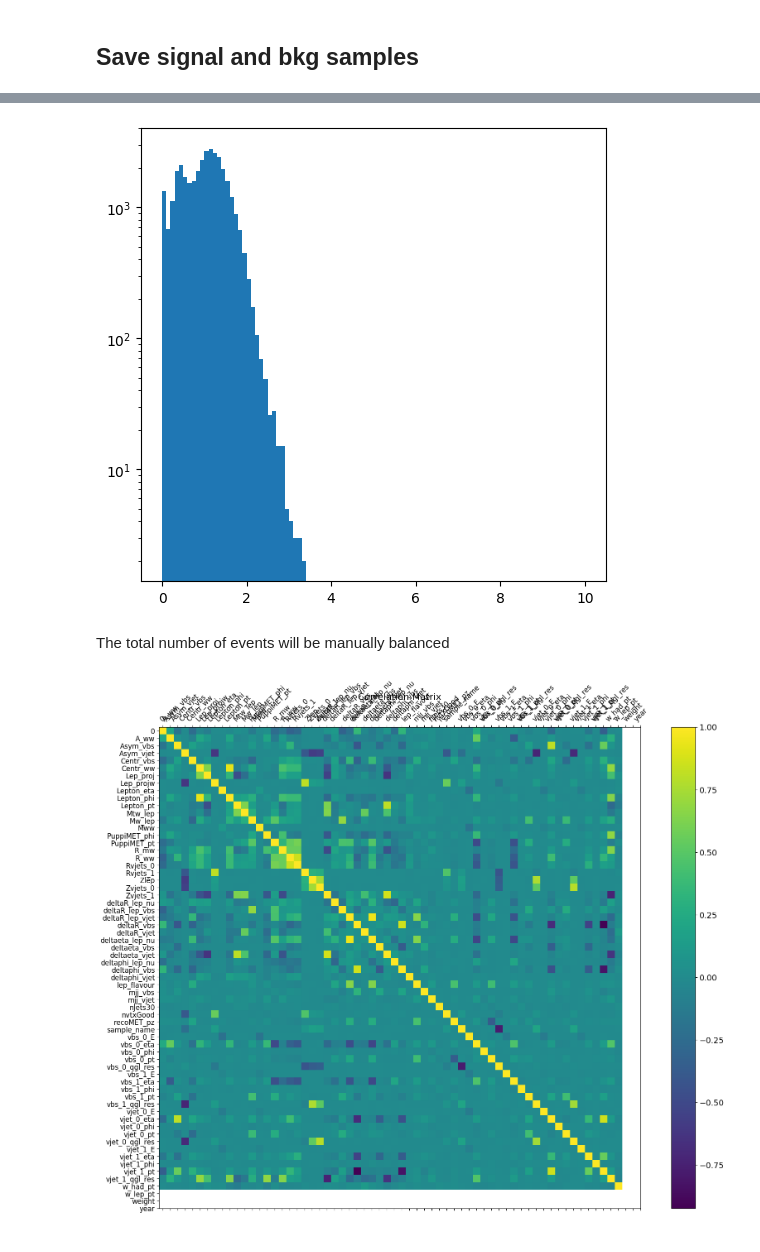
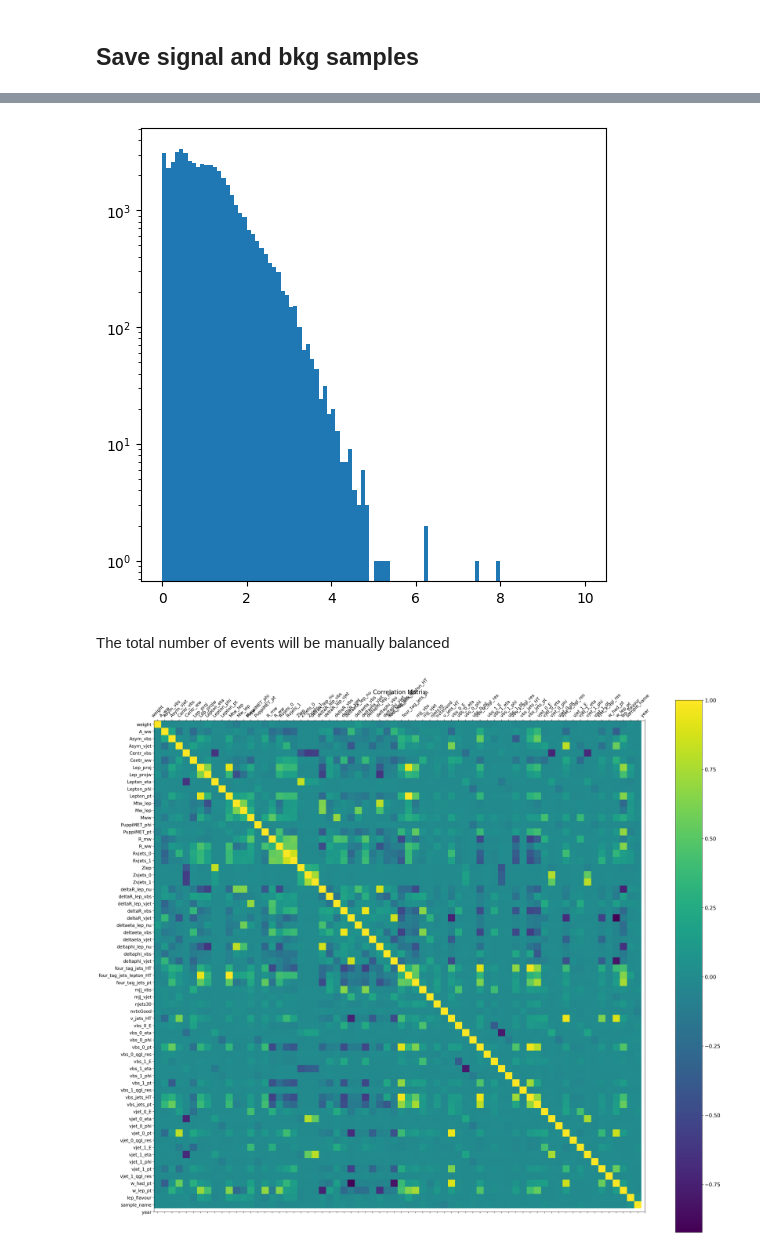
Before and after one commit to UniMiBAnalyses/ML_classification, a Jupyter notebook: DataPreparation_v2.ipynb, the cells around one changed output, grey strips where cells are left out. Cells and saved outputs as stored; diff of their text form; code cells hidden in the pictures.

```diff
--- a/DataPreparation_v2.ipynb
+++ b/DataPreparation_v2.ipynb
@@ -12,15 +12,16 @@ mpl.rcParams['figure.dpi'] = 100
 mpl.rcParams["image.origin"] = 'lower'
 # %%
 base_dir = "/storage/vbsjjlnu/VBSjjlnu_v7"
+version = "v2"
 
-datasets  = ["output_2016","output_2017","output_2018"]
+datasets  = ["dnninputs_2016_v2","dnninputs_2017_v2","dnninputs_2018_v2"]
 
-cut     = "res_sig"
+cut     = "boost_sig"
 if "res" in cut:
     phasespace="resolved"
 else:
     phasespace='boosted'
-version = "v1"
+
 
 output_dir = os.path.join(base_dir, "FullRun2_v7", cut, "samples/" + version)
 
@@ -59,13 +60,13 @@ for samples_dir in samples_dirs:
         s["sample_name"] = sample
         if "2016" in samples_dir:
             s["year"] = 2016
-            s["weight"] = s["weight"] * lumi[2016]
+           # s["weight"] = s["weight"] * lumi[2016] #lumi is included
         if "2017" in samples_dir:
             s["year"] = 2017
-            s["weight"] = s["weight"] * lumi[2017]
+           # s["weight"] = s["weight"] * lumi[2017] #lumi is included
         if "2018" in samples_dir:
             s["year"] = 2018
-            s["weight"] = s["weight"] * lumi[2018]
+           # s["weight"] = s["weight"] * lumi[2018] #lumi is included
 
         foundnan = s.isnull().values.any()
         print("Found nan:",foundnan)
@@ -225,16 +221,16 @@ plt.yscale("log")
 plt.hist(signal["weight_norm"], bins=100, range=(0, 10))
 plt.yscale("log")
 # %% [output]
-[figure, old version]
+[figure, new version]
 # %% [markdown]
 The total number of events will be manually balanced
 # %%
-f = plt.figure(figsize=(19, 15))
+f = plt.figure(figsize=(30, 26), dpi=200)
 plt.matshow(df.corr(), fignum=f.number)
 plt.xticks(range(df.shape[1]), df.columns, fontsize=12, rotation=45)
 plt.yticks(range(df.shape[1]), df.columns, fontsize=12)
 cb = plt.colorbar()
 cb.ax.tick_params(labelsize=14)
 plt.title('Correlation Matrix', fontsize=16);
 # %% [output]
-[figure, old version]
+[figure, new version]
```
Also changed, not shown: parts of 8 cells of this notebook, 4 other files.
